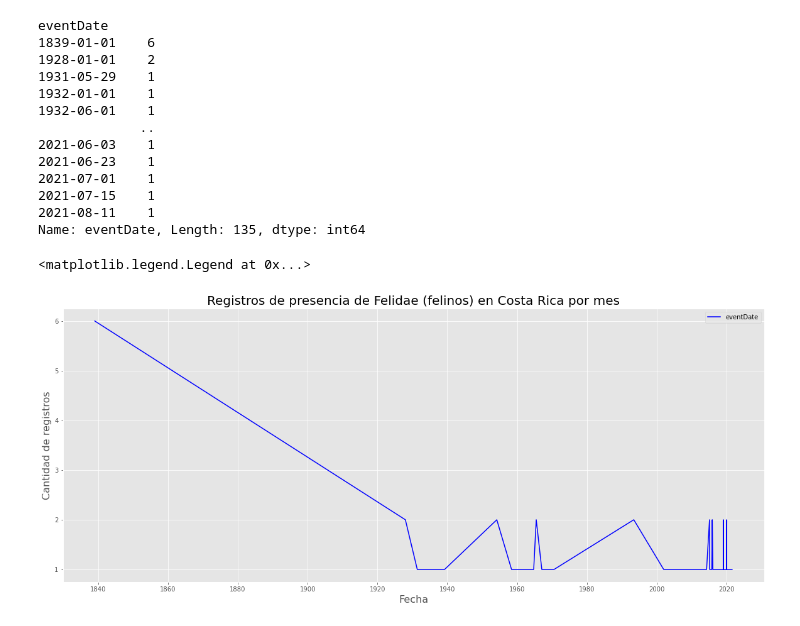
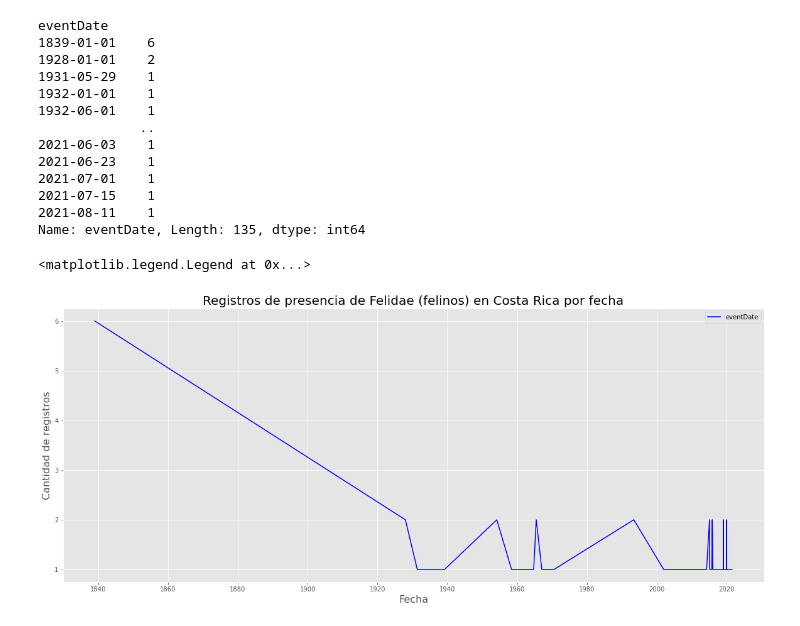
Before and after one commit to curso-python-imn/curso-python-imn.github.io, a Jupyter notebook: _build/html/_sources/17-pandas.ipynb, the cells around one changed output. Drawn from its saved outputs; the diff is of its cells as text; code cells hidden in the pictures.

```diff
--- a/_build/html/_sources/17-pandas.ipynb
+++ b/_build/html/_sources/17-pandas.ipynb
@@ -322,12 +322,12 @@ Name: eventDate, Length: 135, dtype: int64
 # %%
 # Gráfico de líneas
 registros_x_fecha.plot(figsize=(20,8), color='blue')
 
 # Título y leyendas en los ejes
-plt.title('Registros de presencia de Felidae (felinos) en Costa Rica por mes', fontsize=20)
+plt.title('Registros de presencia de Felidae (felinos) en Costa Rica por fecha', fontsize=20)
 plt.xlabel('Fecha',fontsize=16)
 plt.ylabel('Cantidad de registros',fontsize=16);
 plt.legend()
 # %% [output]
 <matplotlib.legend.Legend at 0x...>
-[figure, old version]
+[figure, new version]
```
Also changed, not shown: parts of 1 cell of this notebook, 9 other files.
